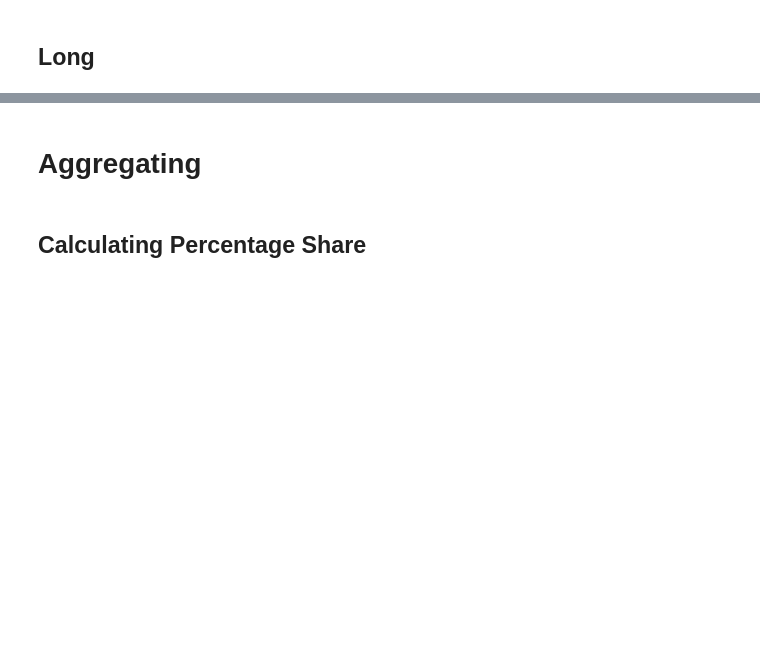
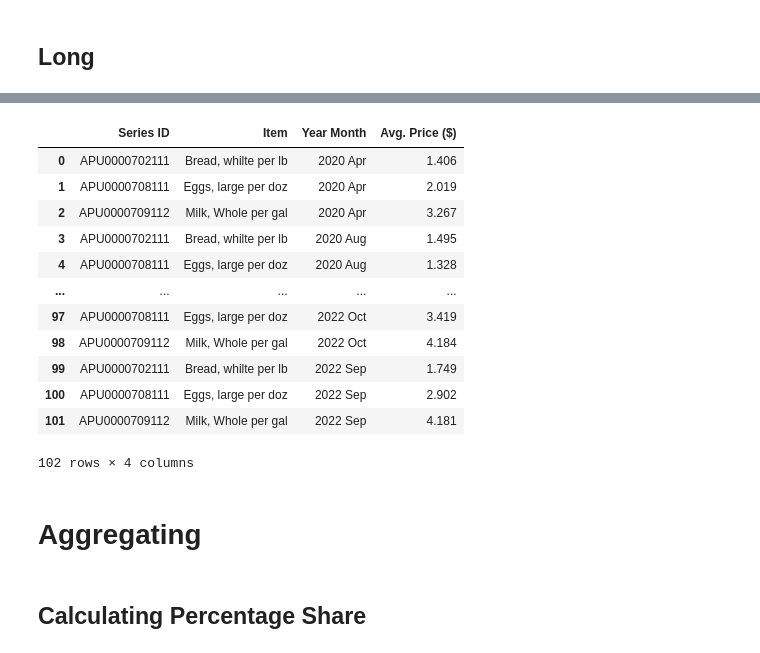
Before and after one commit to dcaley5005/Python_Cheat_Sheet, a Jupyter notebook: Data_Transformation/data_transformation.ipynb, the cells around one changed output, grey strips where cells are left out. Saved outputs shown, nothing was run; the diff lists cells and outputs as text; code cells hidden in the pictures; blank space fills up the shorter version.

```diff
--- a/Data_Transformation/data_transformation.ipynb
+++ b/Data_Transformation/data_transformation.ipynb
@@ -583,0 +608,5 @@ marvel_wide_df
+# %%
+# unmelting using pivot()
+df_wide=pd.pivot(df_long, index=['Series ID','Item'], columns = 'Year Month',values = 'Avg. Price ($)') #Reshape from long to wide
+
+df_wide
@@ -589,3 +622,22 @@ ValueError: Index contains duplicate entries, cannot reshape
+# %%
+
+year_list=list(df_wide.columns)
+df_long = pd.melt(df_wide, value_vars=year_list,value_name='Avg. Price ($)', ignore_index=False).reset_index()
+df_long
+# %% [output]
+|  | Series ID | Item | Year Month | Avg. Price ($) |
+| 0 | APU0000702111 | Bread, whilte per lb | 2020 Apr | 1.406 |
+| 1 | APU0000708111 | Eggs, large per doz | 2020 Apr | 2.019 |
+| 2 | APU0000709112 | Milk, Whole per gal | 2020 Apr | 3.267 |
+| 3 | APU0000702111 | Bread, whilte per lb | 2020 Aug | 1.495 |
+| 4 | APU0000708111 | Eggs, large per doz | 2020 Aug | 1.328 |
+| ... | ... | ... | ... | ... |
+| 97 | APU0000708111 | Eggs, large per doz | 2022 Oct | 3.419 |
+| 98 | APU0000709112 | Milk, Whole per gal | 2022 Oct | 4.184 |
+| 99 | APU0000702111 | Bread, whilte per lb | 2022 Sep | 1.749 |
+| 100 | APU0000708111 | Eggs, large per doz | 2022 Sep | 2.902 |
+| 101 | APU0000709112 | Milk, Whole per gal | 2022 Sep | 4.181 |
+102 rows × 4 columns
 # %% [markdown]
 # Aggregating
 # %% [markdown]
```
Also changed, not shown: parts of 7 cells of this notebook, 3 other files.
